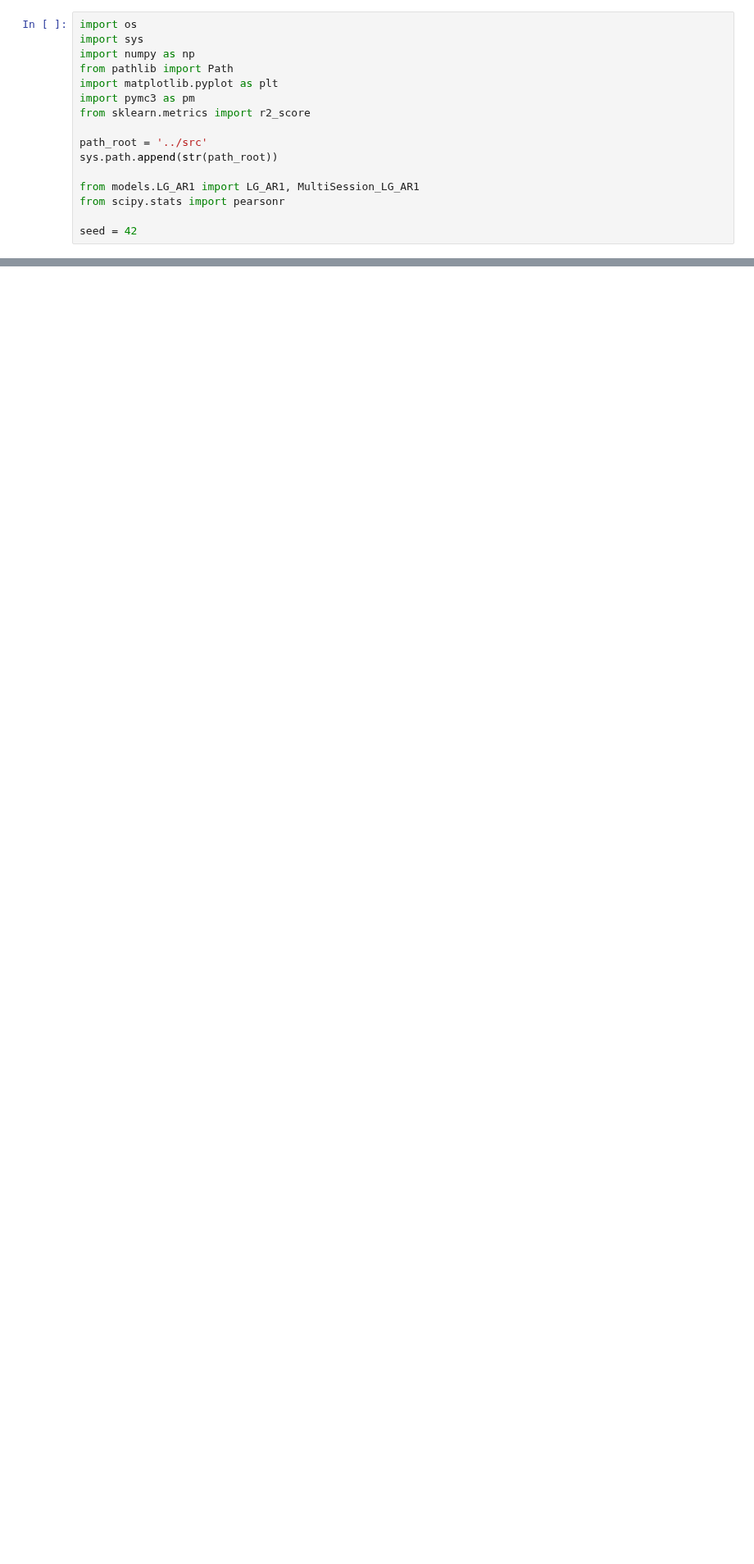
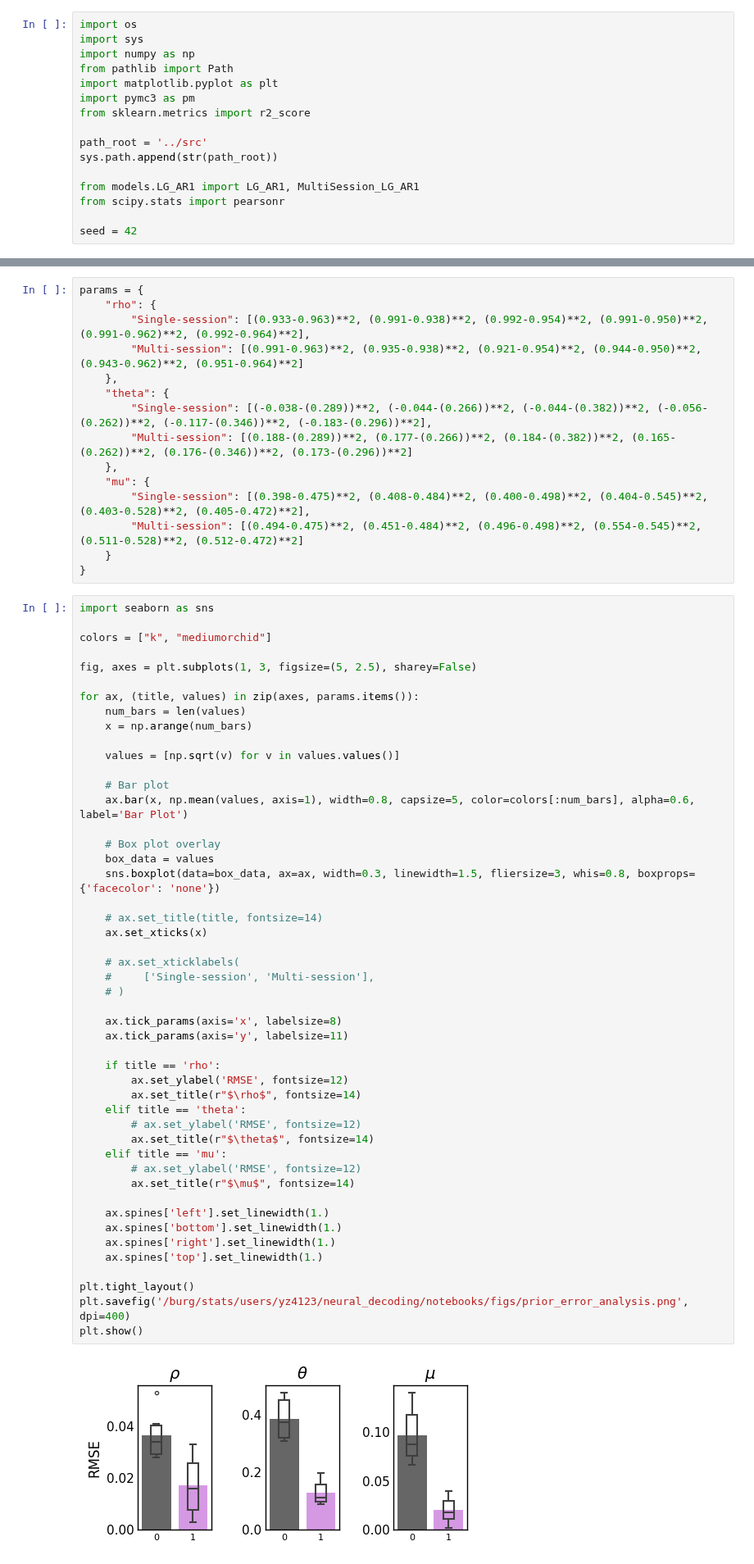
Before and after one commit to yzhang511/neural_decoding, a Jupyter notebook: notebooks/LG-AR1-example.ipynb, the cells around one changed output, grey strips where cells are left out. Shown at 82% size. Saved outputs shown, nothing was run; the diff lists cells and outputs as text; blank space fills up the shorter version.

```diff
--- a/notebooks/LG-AR1-example.ipynb
+++ b/notebooks/LG-AR1-example.ipynb
@@ -16,0 +244,65 @@ seed = 42
+# %%
+params = {
+    "rho": {
+        "Single-session": [(0.933-0.963)**2, (0.991-0.938)**2, (0.992-0.954)**2, (0.991-0.950)**2, (0.991-0.962)**2, (0.992-0.964)**2],
+        "Multi-session": [(0.991-0.963)**2, (0.935-0.938)**2, (0.921-0.954)**2, (0.944-0.950)**2, (0.943-0.962)**2, (0.951-0.964)**2]
+    },
+    "theta": {
+        "Single-session": [(-0.038-(0.289))**2, (-0.044-(0.266))**2, (-0.044-(0.382))**2, (-0.056-(0.262))**2, (-0.117-(0.346))**2, (-0.183-(0.296))**2],
+        "Multi-session": [(0.188-(0.289))**2, (0.177-(0.266))**2, (0.184-(0.382))**2, (0.165-(0.262))**2, (0.176-(0.346))**2, (0.173-(0.296))**2]
+    },
+    "mu": {
+        "Single-session": [(0.398-0.475)**2, (0.408-0.484)**2, (0.400-0.498)**2, (0.404-0.545)**2, (0.403-0.528)**2, (0.405-0.472)**2],
+        "Multi-session": [(0.494-0.475)**2, (0.451-0.484)**2, (0.496-0.498)**2, (0.554-0.545)**2, (0.511-0.528)**2, (0.512-0.472)**2]
+    }
+}
+# %%
+import seaborn as sns
+
+colors = ["k", "mediumorchid"]
+
+fig, axes = plt.subplots(1, 3, figsize=(5, 2.5), sharey=False)
+
+for ax, (title, values) in zip(axes, params.items()):
+    num_bars = len(values)
+    x = np.arange(num_bars)
+
+    values = [np.sqrt(v) for v in values.values()]
+
+    # Bar plot
+    ax.bar(x, np.mean(values, axis=1), width=0.8, capsize=5, color=colors[:num_bars], alpha=0.6, label='Bar Plot')
+
+    # Box plot overlay
+    box_data = values
+    sns.boxplot(data=box_data, ax=ax, width=0.3, linewidth=1.5, fliersize=3, whis=0.8, boxprops={'facecolor': 'none'})
+
+    # ax.set_title(title, fontsize=14)
+    ax.set_xticks(x)
+
+    # ax.set_xticklabels(
+    #     ['Single-session', 'Multi-session'],
+    # )
+
+    ax.tick_params(axis='x', labelsize=8)
+    ax.tick_params(axis='y', labelsize=11)
+
+    if title == 'rho':
+        ax.set_ylabel('RMSE', fontsize=12)
+        ax.set_title(r"$\rho$", fontsize=14)
+    elif title == 'theta':
+        # ax.set_ylabel('RMSE', fontsize=12)
+        ax.set_title(r"$\theta$", fontsize=14)
+    elif title == 'mu':
+        # ax.set_ylabel('RMSE', fontsize=12)
+        ax.set_title(r"$\mu$", fontsize=14)
+
+    ax.spines['left'].set_linewidth(1.)
+    ax.spines['bottom'].set_linewidth(1.)
+    ax.spines['right'].set_linewidth(1.)
+    ax.spines['top'].set_linewidth(1.)
+
+plt.tight_layout()
+plt.savefig('/burg/stats/users/yz4123/neural_decoding/notebooks/figs/prior_error_analysis.png', dpi=400)
+plt.show()
+# %% [output]
+[figure, added]
```
Also changed, not shown: parts of 27 cells of this notebook, 3 other files.
